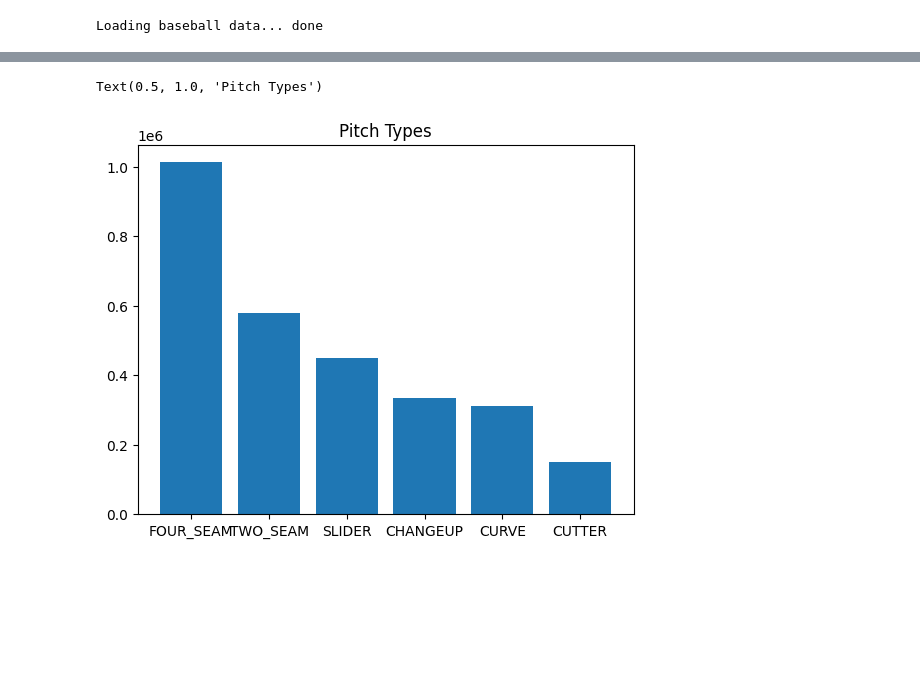
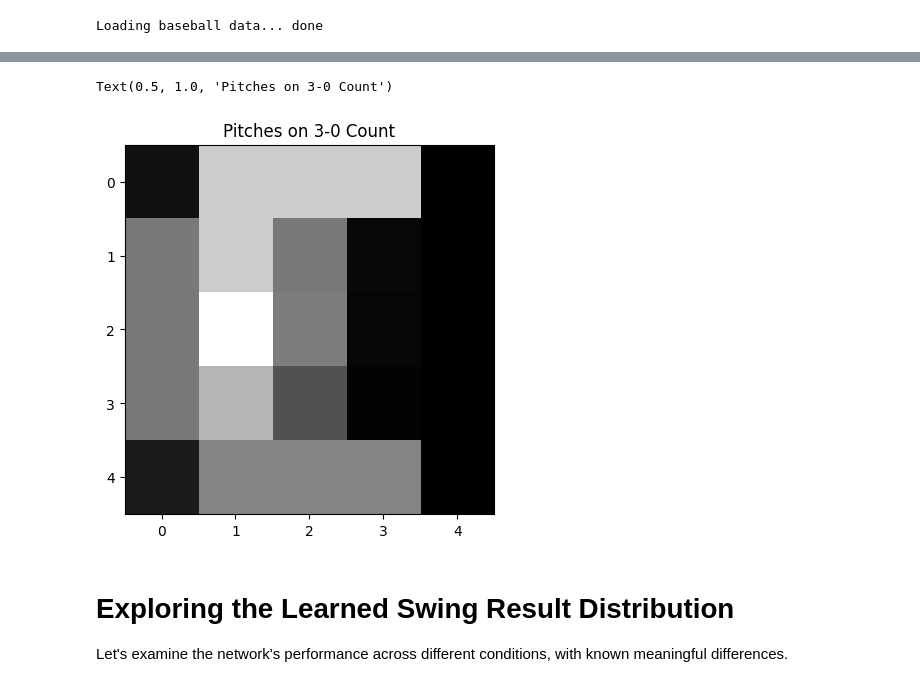
Before and after one commit to BOBONA/ZeroSumBaseball, a Jupyter notebook: src/data/statistics.ipynb, the cells around one changed output, grey strips where cells are left out. Cells and saved outputs as stored; diff of their text form; code cells hidden in the pictures; blank space fills up the shorter version.

```diff
--- a/src/data/statistics.ipynb
+++ b/src/data/statistics.ipynb
@@ -17,16 +16,18 @@ bd = BaseballData.load_with_cache()
 # %% [output]
 Loading baseball data... done
 # %%
-locations = torch.zeros(ZONES_DIMENSION, ZONES_DIMENSION)
 pitch_types = torch.zeros(len(PitchType))
 pitch_type_locations = defaultdict(lambda: torch.zeros(ZONES_DIMENSION, ZONES_DIMENSION))
 pitch_result_locations = defaultdict(lambda: torch.zeros(ZONES_DIMENSION, ZONES_DIMENSION))
 pitch_results = torch.zeros(len(PitchResult))
+expected_strikes = torch.zeros(ZONES_DIMENSION, ZONES_DIMENSION)
 
 for pitch in bd.pitches:
     for x, y in pitch.location.coords:
-        locations[x, y] += 1
         pitch_type_locations[pitch.type.value][x, y] += 1
         pitch_result_locations[pitch.result.value][x, y] += 1
     pitch_types[pitch.type.value] += 1
     pitch_results[pitch.result.value] += 1
+    if pitch.at_bat_state.strikes == 0 and pitch.at_bat_state.balls == 3:
+        for x, y in pitch.location.coords:
+            expected_strikes[x, y] += 1
@@ -67,6 +46,13 @@ Text(0.5, 1.0, 'Pitch Results')
 # %%
 plt.bar([pt.name for pt in PitchType], pitch_types)
 plt.title('Pitch Types')
-# %% [output]
-Text(0.5, 1.0, 'Pitch Types')
-[figure, removed]
+# %%
+plt.imshow(expected_strikes, cmap='gray')
+plt.title('Pitches on 3-0 Count')
+# %% [output]
+Text(0.5, 1.0, 'Pitches on 3-0 Count')
+[figure, added]
+# %% [markdown]
+# Exploring the Learned Swing Result Distribution
+Let's examine the network's performance across different conditions, with known
+meaningful differences.
```
Also changed, not shown: parts of 8 cells of this notebook, 7 other files.
